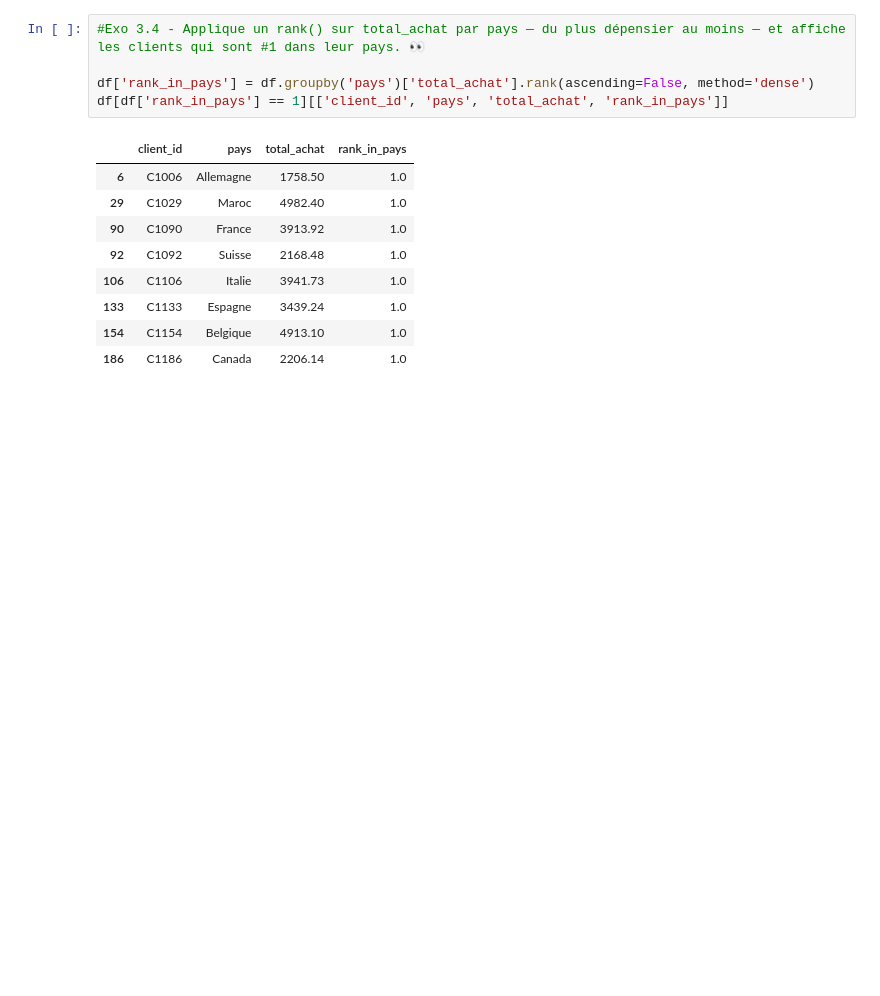
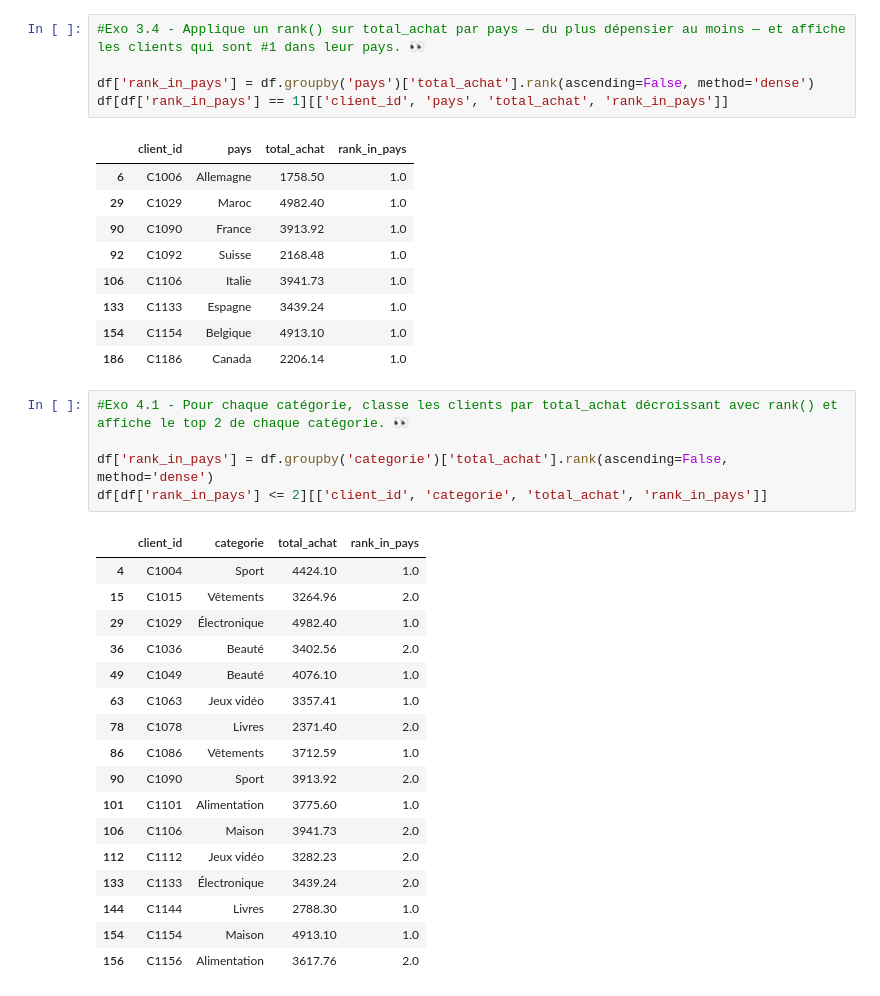
Before and after one commit to H3-8/pandas, a Jupyter notebook: nb.ipynb, the cells around one changed output. Drawn from its saved outputs; the diff is of its cells as text; blank space fills up the shorter version.

```diff
--- a/nb.ipynb
+++ b/nb.ipynb
@@ -266,3 +266,26 @@ df[df['rank_in_pays'] == 1][['client_id', 'pays', 'total_achat', 'rank_in_pays']
 | 133 | C1133 | Espagne | 3439.24 | 1.0 |
 | 154 | C1154 | Belgique | 4913.10 | 1.0 |
 | 186 | C1186 | Canada | 2206.14 | 1.0 |
+# %%
+#Exo 4.1 - Pour chaque catégorie, classe les clients par total_achat décroissant avec rank() et affiche le top 2 de chaque catégorie. 👀
+
+df['rank_in_pays'] = df.groupby('categorie')['total_achat'].rank(ascending=False, method='dense')
+df[df['rank_in_pays'] <= 2][['client_id', 'categorie', 'total_achat', 'rank_in_pays']]
+# %% [output]
+|  | client_id | categorie | total_achat | rank_in_pays |
+| 4 | C1004 | Sport | 4424.10 | 1.0 |
+| 15 | C1015 | Vêtements | 3264.96 | 2.0 |
+| 29 | C1029 | Électronique | 4982.40 | 1.0 |
+| 36 | C1036 | Beauté | 3402.56 | 2.0 |
+| 49 | C1049 | Beauté | 4076.10 | 1.0 |
+| 63 | C1063 | Jeux vidéo | 3357.41 | 1.0 |
+| 78 | C1078 | Livres | 2371.40 | 2.0 |
+| 86 | C1086 | Vêtements | 3712.59 | 1.0 |
+| 90 | C1090 | Sport | 3913.92 | 2.0 |
+| 101 | C1101 | Alimentation | 3775.60 | 1.0 |
+| 106 | C1106 | Maison | 3941.73 | 2.0 |
+| 112 | C1112 | Jeux vidéo | 3282.23 | 2.0 |
+| 133 | C1133 | Électronique | 3439.24 | 2.0 |
+| 144 | C1144 | Livres | 2788.30 | 1.0 |
+| 154 | C1154 | Maison | 4913.10 | 1.0 |
+| 156 | C1156 | Alimentation | 3617.76 | 2.0 |
```
Also changed, not shown: parts of 2 cells of this notebook.
